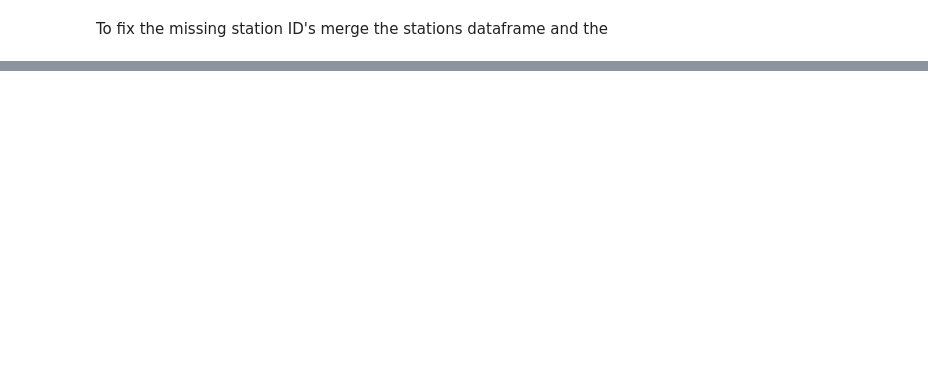
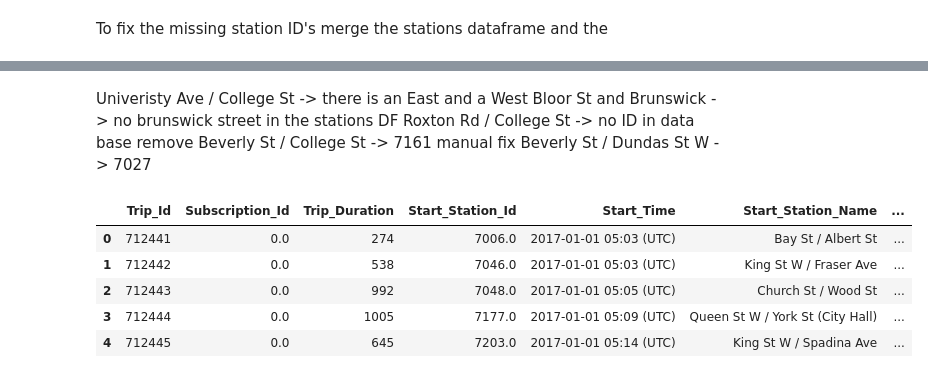
Before and after one commit to yokoyana/toronto_bike_share, a Jupyter notebook: project.ipynb, the cells around one changed output, grey strips where cells are left out. Saved outputs shown, nothing was run; the diff lists cells and outputs as text; code cells hidden in the pictures; blank space fills up the shorter version.

```diff
--- a/project.ipynb
+++ b/project.ipynb
@@ -480,6 +483,6 @@ dtype: float64
 # %%
-df_trips_data = df_trips_data[df_trips_data['Start_Station_Name'].notnull()]
-df_trips_data = df_trips_data[df_trips_data['End_Station_Name'].notnull()]
+df_trips_data = df_trips_data[~(df_trips_data['Start_Station_Name'].isnull() & df_trips_data['Start_Station_Id'].isnull())]
+df_trips_data = df_trips_data[~(df_trips_data['End_Station_Name'].isnull() & df_trips_data['End_Station_Id'].isnull())]
 # %%
 df_trips_data.isnull().sum()/df_trips_data.shape[0]*100
 # %% [output]
@@ -569,3 +565,6 @@ combine the information from the stations DF into the Trips DF to add features s
+# %%
+mask = df_trips_data['Start_Station_Name'] == 'Front St / Yonge St (Hockey Hall of Fame)'
+df_trips_data.loc[mask, 'Start_Station_Id'] = 7048
 # %%
 df_trips_data.isnull().sum()/df_trips_data.shape[0]*100
 # %% [output]
@@ -587 +582,27 @@ End_Station_lon       10.423848
 dtype: float64
+# %%
+def simple_replace_station_ID(df, feature):
+    #search stations data frame for missing ID's
+    #create list of unique start station names
+    feature_name = feature+'_Station_Name'
+    feature_Id = feature+'_Station_Id'
+
+    df_missing_station_id = df[df[feature_Id].isnull()]
+    df = df[df[feature_Id].notnull()]
+
+    lst_station_names = df_missing_station_id[feature_name].unique().tolist()
+    #itterate through list and replace station Id's if found
+    for name in lst_station_names:
+        #check name exists in list of station names
+        if (stations['Station Name'] == name).sum()>0:
+            mask = df_missing_station_id[feature_name] == name
+            station_id = stations[stations['Station Name'] == name]['Station Id'].to_numpy()[0]
+            df_missing_station_id.loc[mask,feature_Id] = station_id
+    df = df.append(df_missing_station_id)
+    return df
+
+df_trips_data = simple_replace_station_ID(df_trips_data,'Start')
+df_trips_data = simple_replace_station_ID(df_trips_data,'End')
+
+print(df_trips_data.shape)
+df_trips_data.head()
@@ -603,0 +771,25 @@ df_trips_data[df_trips_data['Start_Station_lat'].isnull()]
+# %% [markdown]
+Univeristy Ave / College St -> there is an East and a West
+Bloor St and Brunswick -> no brunswick street in the stations DF
+Roxton Rd / College St -> no ID in data base remove
+Beverly St / College St -> 7161 manual fix
+Beverly  St / Dundas St W -> 7027
+# %%
+#replace spelling of Beverly  to Beverley
+df_trips_data['Start_Station_Name'] = df_trips_data['Start_Station_Name'].astype(str)
+df_trips_data['Start_Station_Name'] = [x.replace('Beverly','Beverley') for x in df_trips_data['Start_Station_Name']]
+df_trips_data['Start_Station_Name'] = [x.replace('Lakeshore','Lake Shore') for x in df_trips_data['Start_Station_Name']]
+df_trips_data['End_Station_Name'].astype(str)
+df_trips_data['End_Station_Name'] = [str(x).replace('Beverly','Beverley') for x in df_trips_data['End_Station_Name']]
+df_trips_data['Start_Station_Name'] = [str(x).replace('Lakeshore','Lake Shore') for x in df_trips_data['End_Station_Name']]
+
+df_trips_data  = street_cnr_find_replace(df_trips_data,'Start')
+df_trips_data  = street_cnr_find_replace(df_trips_data,'End')
+df_trips_data.head()
+# %% [output]
+|  | Trip_Id | Subscription_Id | Trip_Duration | Start_Station_Id | Start_Time | Start_Station_Name | ... |
+| 0 | 712441 | 0.0 | 274 | 7006.0 | 2017-01-01 05:03 (UTC) | Bay St / Albert St | ... |
+| 1 | 712442 | 0.0 | 538 | 7046.0 | 2017-01-01 05:03 (UTC) | King St W / Fraser Ave | ... |
+| 2 | 712443 | 0.0 | 992 | 7048.0 | 2017-01-01 05:05 (UTC) | Church St / Wood St | ... |
+| 3 | 712444 | 0.0 | 1005 | 7177.0 | 2017-01-01 05:09 (UTC) | Queen St W / York St (City Hall) | ... |
+| 4 | 712445 | 0.0 | 645 | 7203.0 | 2017-01-01 05:14 (UTC) | King St W / Spadina Ave | ... |
```
Also changed, not shown: parts of 42 cells of this notebook, 41 other files.
